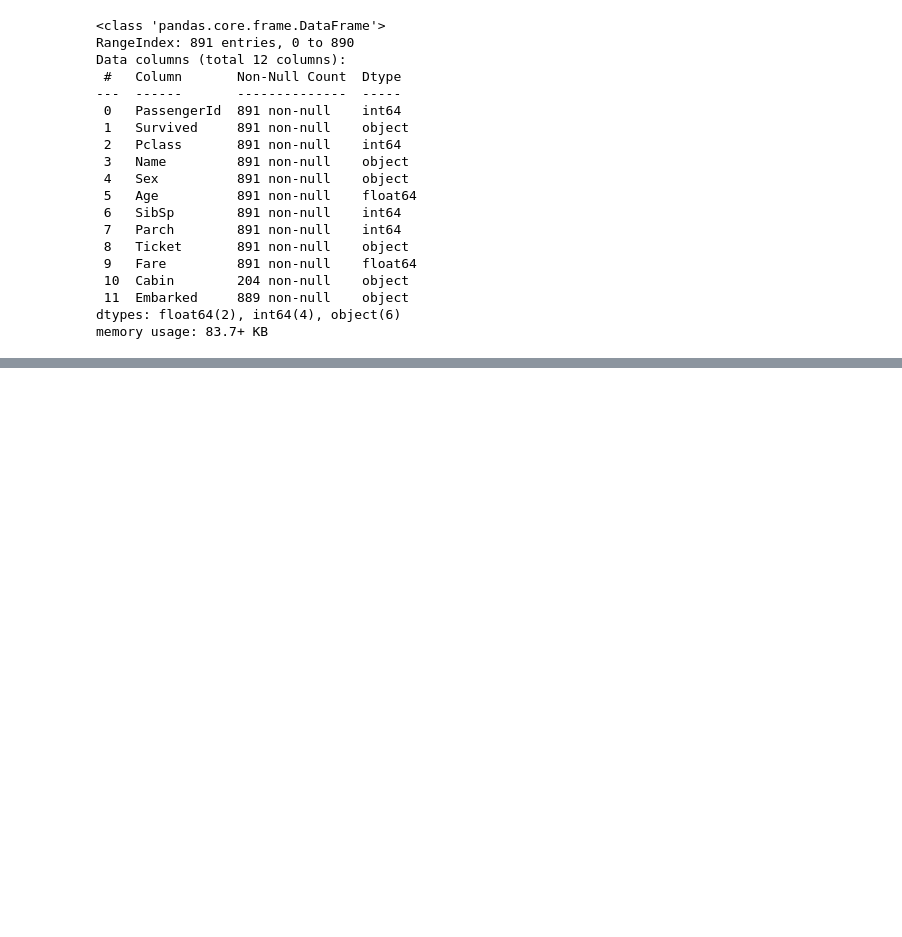
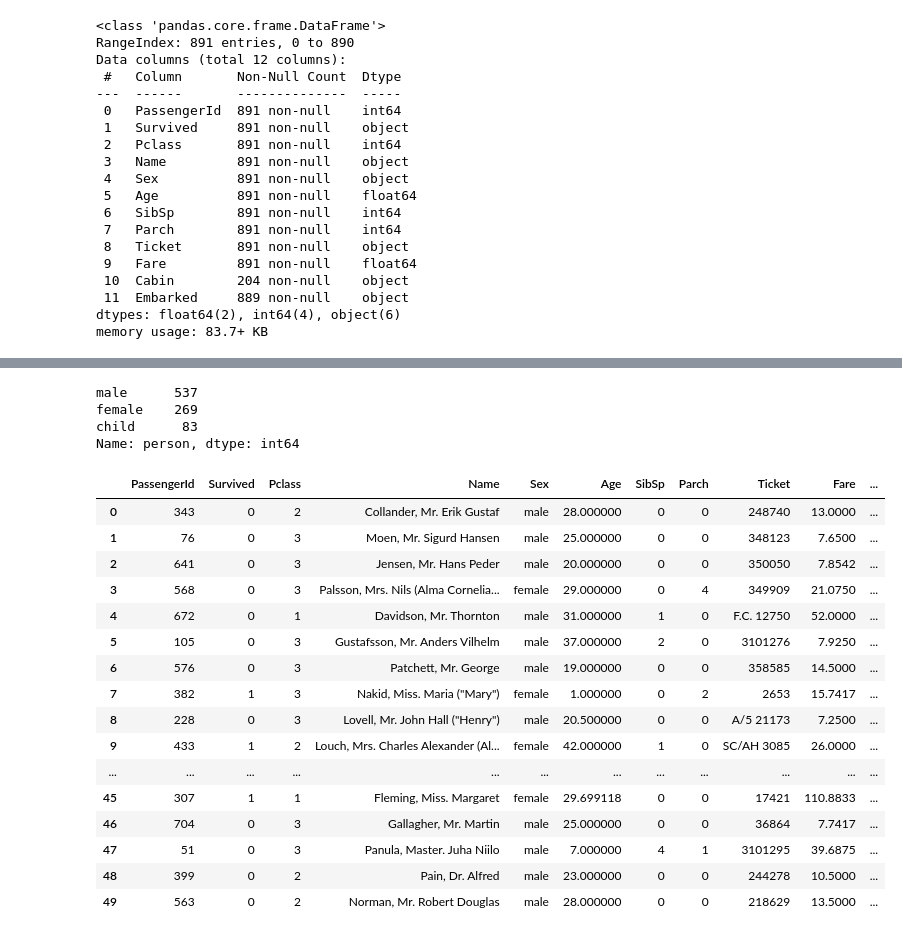
Before and after one commit to Iman-school/titanic-survivors-shaikha4, a Jupyter notebook: Titanic survivors.ipynb, the cells around one changed output, grey strips where cells are left out. Drawn from its saved outputs; the diff is of its cells as text; code cells hidden in the pictures; blank space fills up the shorter version.

```diff
--- a/Titanic survivors.ipynb
+++ b/Titanic survivors.ipynb
@@ -125,0 +184,3 @@ memory usage: 83.3+ KB
+# %%
+df['Alone'].loc[df['Alone']>0] = 'With Family'
+df['Alone'].loc[df['Alone'] == 0] = 'Without Family'
@@ -125,0 +207,5 @@ memory usage: 83.3+ KB
+# %%
+cleanup_Survived = {"Survived":{"No": 0, "Yes": 1}}
+# %%
+df = df.replace(cleanup_Survived) #replace Yes & No with 0 & 1
+df.head(10) #print the 1st 5 rows of the data frame
@@ -125,0 +224,34 @@ memory usage: 83.3+ KB
+# %%
+df['person'].value_counts() # Get a number of male and female
+# %% [output]
+male      537
+female    269
+child      83
+Name: person, dtype: int64
+# %%
+cleanup_Sex = {"person":     {"female": 0, "male": 1 , "child": 3}}
+cleanup_Alone = {"Alone":     {"With Family": 1, "Without Family": 0 }}
+cleanup_Embarked = {"Embarked":     {"S": 1, "C": 2, "Q" : 3}}
+# %%
+df = df.replace(cleanup_Sex)
+df = df.replace(cleanup_Alone)
+df = df.replace(cleanup_Embarked)
+df.head(50)
+# %% [output]
+|  | PassengerId | Survived | Pclass | Name | Sex | Age | SibSp | Parch | Ticket | Fare | ... |
+| 0 | 343 | 0 | 2 | Collander, Mr. Erik Gustaf | male | 28.000000 | 0 | 0 | 248740 | 13.0000 | ... |
+| 1 | 76 | 0 | 3 | Moen, Mr. Sigurd Hansen | male | 25.000000 | 0 | 0 | 348123 | 7.6500 | ... |
+| 2 | 641 | 0 | 3 | Jensen, Mr. Hans Peder | male | 20.000000 | 0 | 0 | 350050 | 7.8542 | ... |
+| 3 | 568 | 0 | 3 | Palsson, Mrs. Nils (Alma Cornelia... | female | 29.000000 | 0 | 4 | 349909 | 21.0750 | ... |
+| 4 | 672 | 0 | 1 | Davidson, Mr. Thornton | male | 31.000000 | 1 | 0 | F.C. 12750 | 52.0000 | ... |
+| 5 | 105 | 0 | 3 | Gustafsson, Mr. Anders Vilhelm | male | 37.000000 | 2 | 0 | 3101276 | 7.9250 | ... |
+| 6 | 576 | 0 | 3 | Patchett, Mr. George | male | 19.000000 | 0 | 0 | 358585 | 14.5000 | ... |
+| 7 | 382 | 1 | 3 | Nakid, Miss. Maria ("Mary") | female | 1.000000 | 0 | 2 | 2653 | 15.7417 | ... |
+| 8 | 228 | 0 | 3 | Lovell, Mr. John Hall ("Henry") | male | 20.500000 | 0 | 0 | A/5 21173 | 7.2500 | ... |
+| 9 | 433 | 1 | 2 | Louch, Mrs. Charles Alexander (Al... | female | 42.000000 | 1 | 0 | SC/AH 3085 | 26.0000 | ... |
+| ... | ... | ... | ... | ... | ... | ... | ... | ... | ... | ... | ... |
+| 45 | 307 | 1 | 1 | Fleming, Miss. Margaret | female | 29.699118 | 0 | 0 | 17421 | 110.8833 | ... |
+| 46 | 704 | 0 | 3 | Gallagher, Mr. Martin | male | 25.000000 | 0 | 0 | 36864 | 7.7417 | ... |
+| 47 | 51 | 0 | 3 | Panula, Master. Juha Niilo | male | 7.000000 | 4 | 1 | 3101295 | 39.6875 | ... |
+| 48 | 399 | 0 | 2 | Pain, Dr. Alfred | male | 23.000000 | 0 | 0 | 244278 | 10.5000 | ... |
+| 49 | 563 | 0 | 2 | Norman, Mr. Robert Douglas | male | 28.000000 | 0 | 0 | 218629 | 13.5000 | ... |
```
Also changed, not shown: parts of 13 cells of this notebook.
